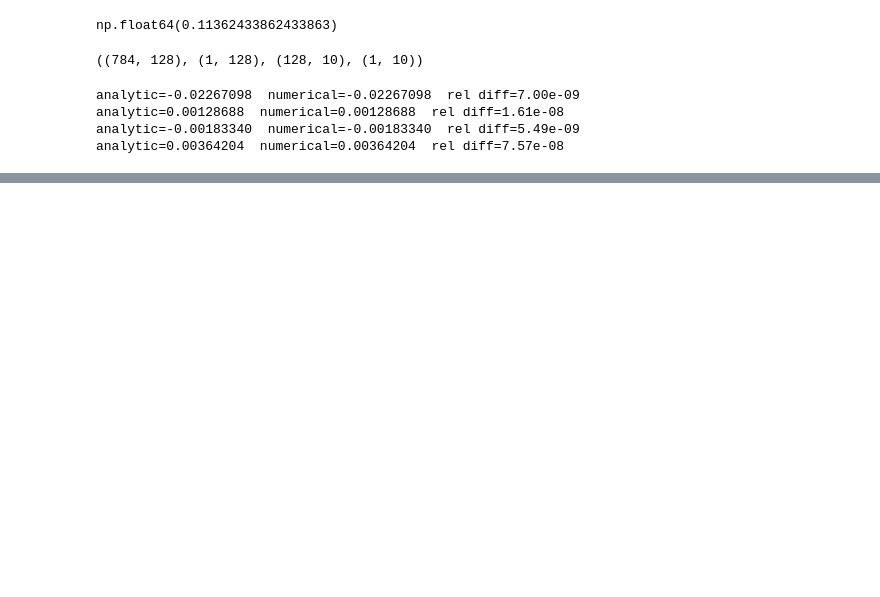
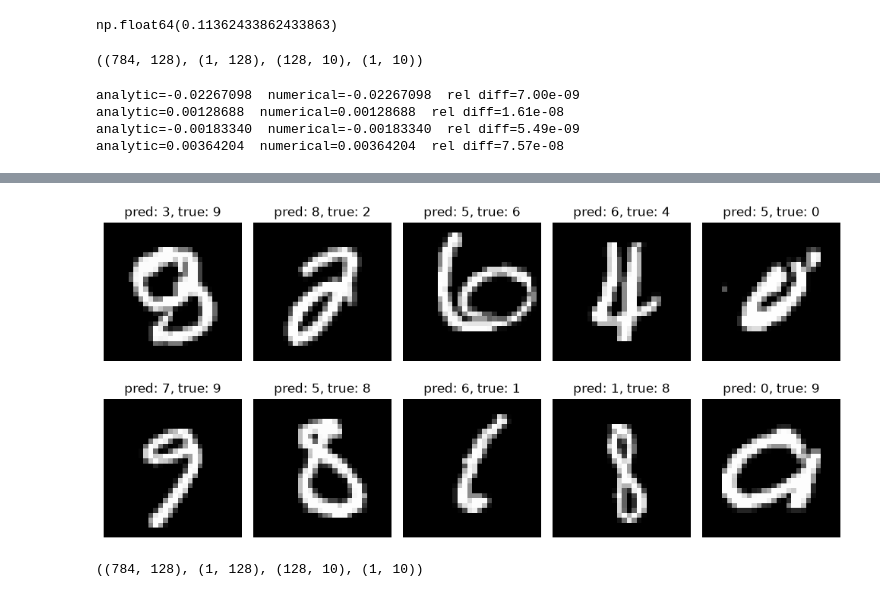
Before and after one commit to AKengg1/Digit_predictor, a Jupyter notebook: model/exploration.ipynb, the cells around one changed output, grey strips where cells are left out. Drawn from its saved outputs; the diff is of its cells as text; code cells hidden in the pictures; blank space fills up the shorter version.

```diff
--- a/model/exploration.ipynb
+++ b/model/exploration.ipynb
@@ -139,0 +227,12 @@ analytic=0.00364204  numerical=0.00364204  rel diff=7.57e-08
+# %%
+fig, axes = plt.subplots(2, 5, figsize=(10, 5))
+
+for ax, idx in zip(axes.flat, check[:10]):
+    ax.imshow(x_test[idx].reshape(28, 28), cmap="gray")
+    ax.set_title(f"pred: {predictions[idx]}, true: {y_test[idx]}")
+    ax.axis("off")
+
+plt.tight_layout()
+plt.show()
+# %% [output]
+[figure, added]
@@ -139,0 +241,5 @@ analytic=0.00364204  numerical=0.00364204  rel diff=7.57e-08
+# %%
+weights = np.load("weights.npz")
+weights["w1"].shape, weights["b1"].shape, weights["w2"].shape, weights["b2"].shape
+# %% [output]
+((784, 128), (1, 128), (128, 10), (1, 10))
```
Also changed, not shown: parts of 13 cells of this notebook, 13 other files.
